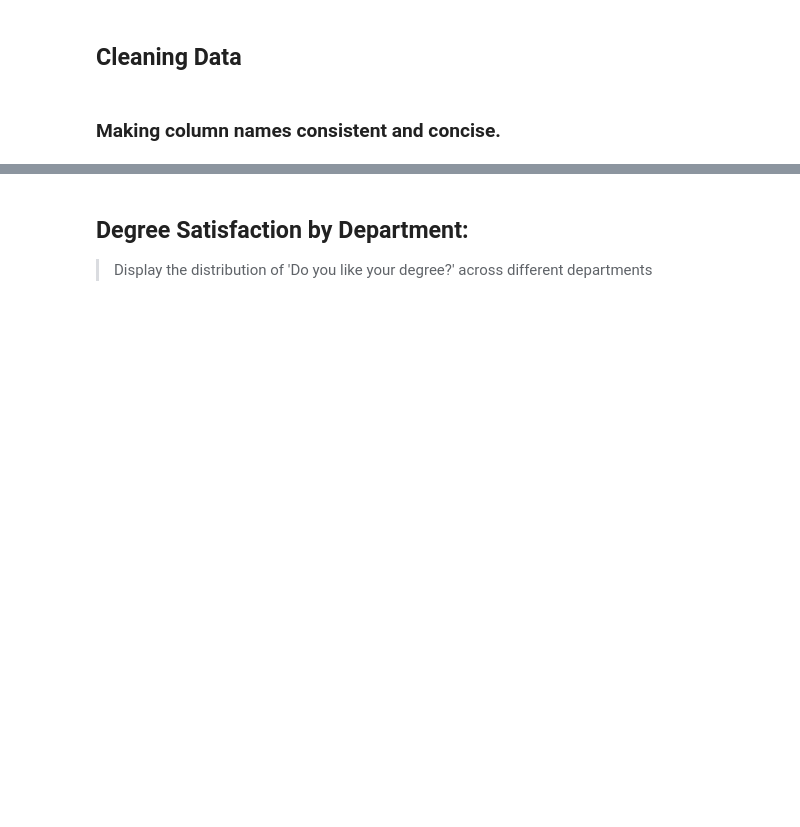
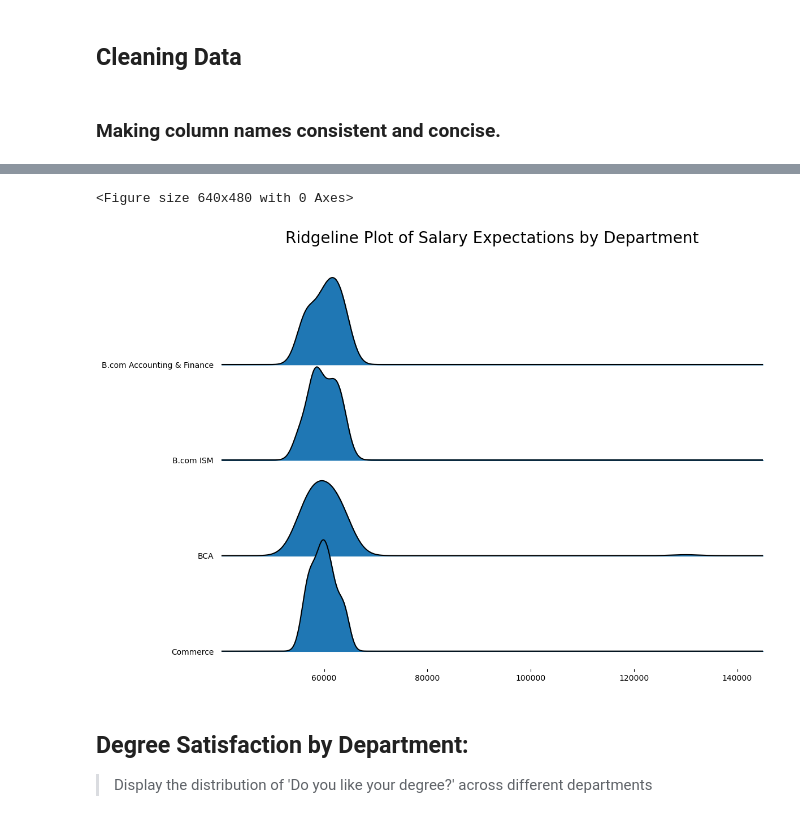
Before and after one commit to Claytor/vandy, a Jupyter notebook: notebooks/eda.ipynb, the cells around one changed output, grey strips where cells are left out. Saved outputs shown, nothing was run; the diff lists cells and outputs as text; code cells hidden in the pictures; blank space fills up the shorter version.

```diff
--- a/notebooks/eda.ipynb
+++ b/notebooks/eda.ipynb
@@ -96,27 +199,0 @@ df_info
-# %%
-# Categorical conversions list
-cat_convert = [
-        'gender',
-        'department',
-        'hobbies',
-        'study_hr_day',
-        'study_window',
-        'social_video_hr_day',
-        'travel_hr_day',
-        'stress_status',
-        'financial_status'
-        ]
-
-# Boolean conversion list
-bool_convert = [
-        'cert_course',
-        'degree_happy'
-        ]
-bool_map = {
-        'Yes': True,
-        'No': False
-        }
-
-# Applying conversion lists
-df[cat_convert] = df[cat_convert].astype('category')
-df[bool_convert] = df[bool_convert].astype('bool')
@@ -192,0 +241,13 @@ travel_daily_mapping = {
+# %%
+# Salary Ridgeline
+plt.figure()
+joyplot(
+    data=df[['salary_expected', 'department']],
+    by='department',
+    figsize=(12, 8)
+)
+plt.title('Ridgeline Plot of Salary Expectations by Department', fontsize=20)
+plt.show()
+# %% [output]
+<Figure size 640x480 with 0 Axes>
+[figure, added]
```
Also changed, not shown: parts of 34 cells of this notebook.
